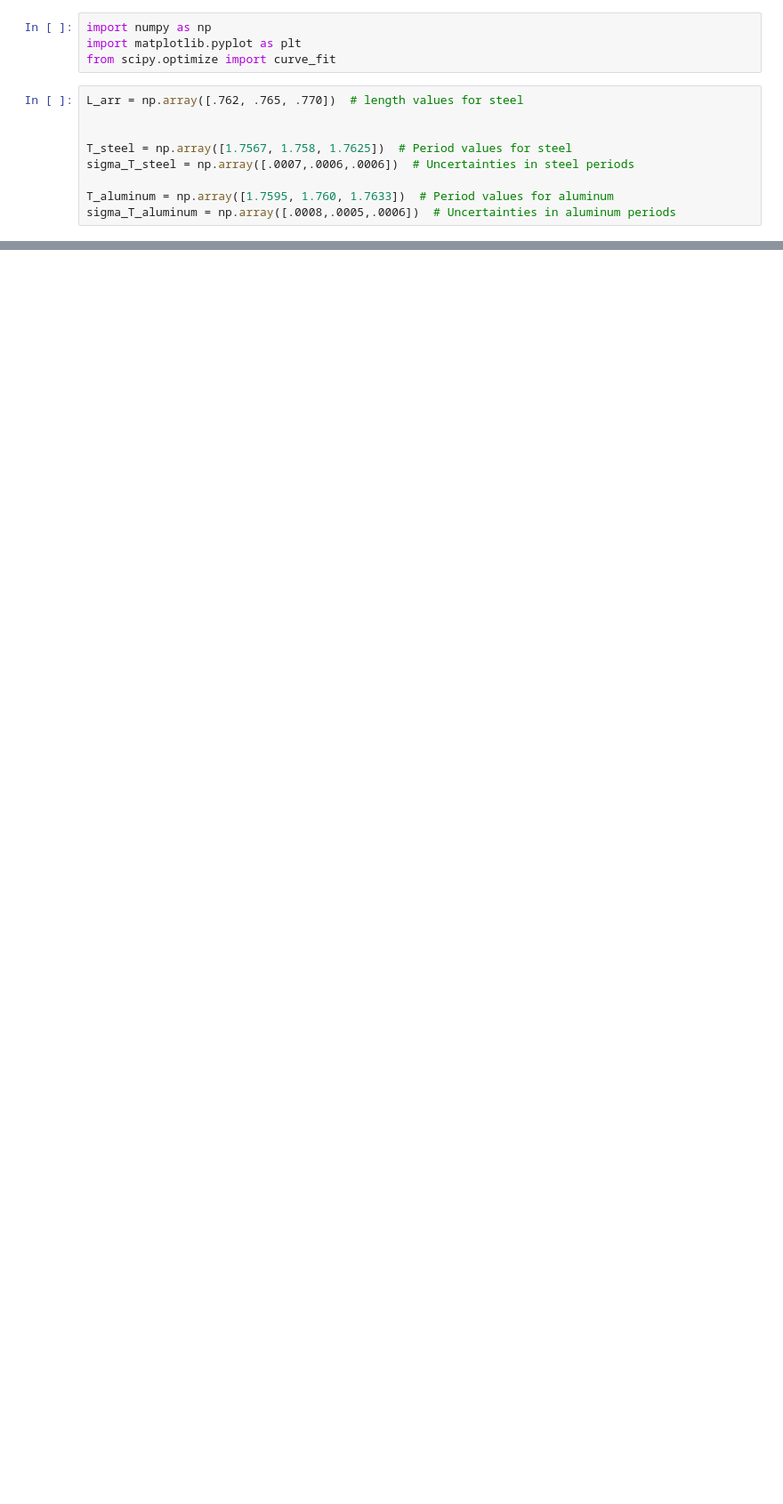
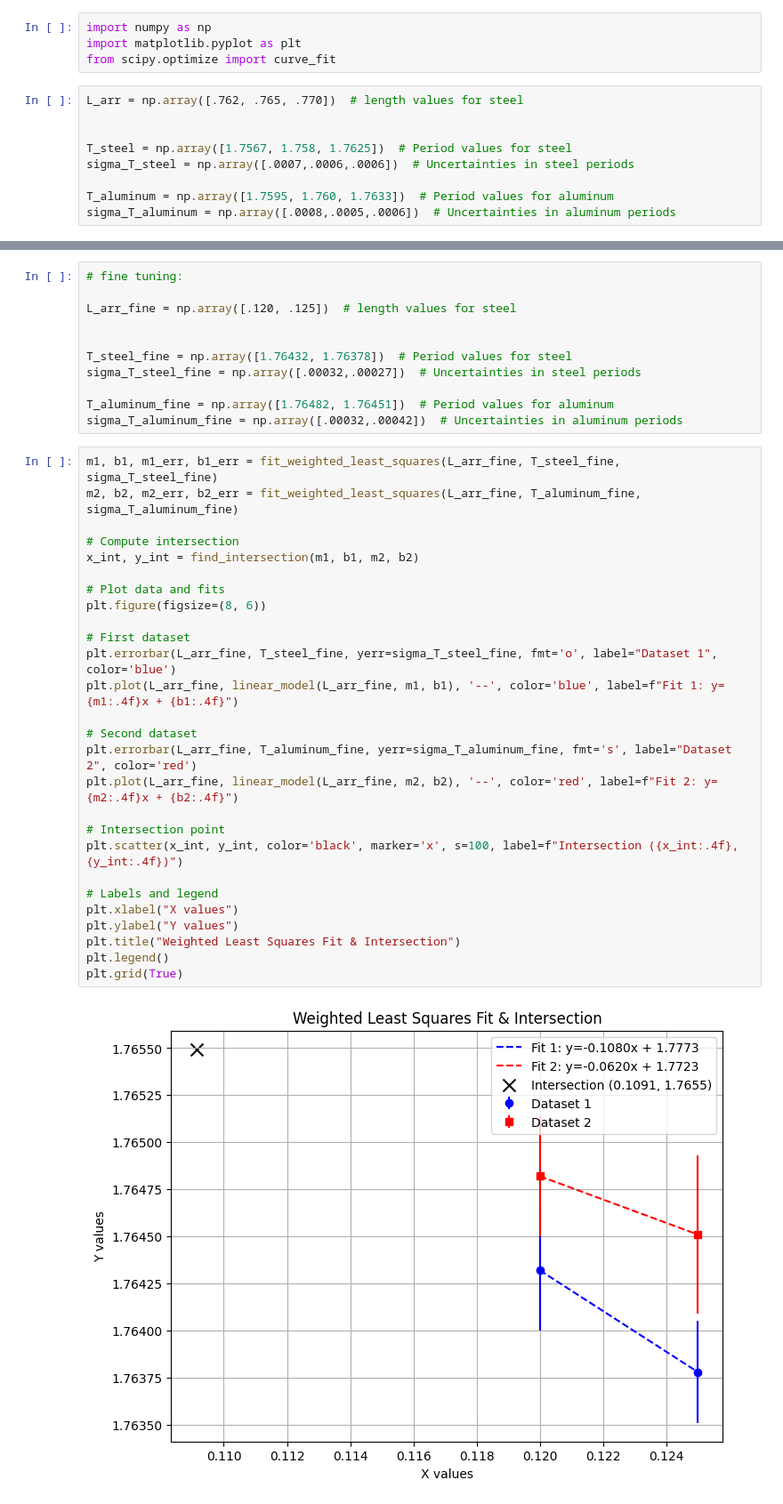
Before and after one commit to LoickMarion/ArduinoPendulum, a Jupyter notebook: calc_distance.ipynb, the cells around one changed output, grey strips where cells are left out. Shown at 89% size. Cells and saved outputs as stored; diff of their text form; blank space fills up the shorter version.

```diff
--- a/calc_distance.ipynb
+++ b/calc_distance.ipynb
@@ -125,3 +125,43 @@ plt.grid(True)
 plt.show()
 # %% [output]
 [figure]
+# %%
+# fine tuning:
+
+L_arr_fine = np.array([.120, .125])  # length values for steel
+
+
+T_steel_fine = np.array([1.76432, 1.76378])  # Period values for steel
+sigma_T_steel_fine = np.array([.00032,.00027])  # Uncertainties in steel periods
+
+T_aluminum_fine = np.array([1.76482, 1.76451])  # Period values for aluminum
+sigma_T_aluminum_fine = np.array([.00032,.00042])  # Uncertainties in aluminum periods
+# %%
+m1, b1, m1_err, b1_err = fit_weighted_least_squares(L_arr_fine, T_steel_fine, sigma_T_steel_fine)
+m2, b2, m2_err, b2_err = fit_weighted_least_squares(L_arr_fine, T_aluminum_fine, sigma_T_aluminum_fine)
+
+# Compute intersection
+x_int, y_int = find_intersection(m1, b1, m2, b2)
+
+# Plot data and fits
+plt.figure(figsize=(8, 6))
+
+# First dataset
+plt.errorbar(L_arr_fine, T_steel_fine, yerr=sigma_T_steel_fine, fmt='o', label="Dataset 1", color='blue')
+plt.plot(L_arr_fine, linear_model(L_arr_fine, m1, b1), '--', color='blue', label=f"Fit 1: y={m1:.4f}x + {b1:.4f}")
+
+# Second dataset
+plt.errorbar(L_arr_fine, T_aluminum_fine, yerr=sigma_T_aluminum_fine, fmt='s', label="Dataset 2", color='red')
+plt.plot(L_arr_fine, linear_model(L_arr_fine, m2, b2), '--', color='red', label=f"Fit 2: y={m2:.4f}x + {b2:.4f}")
+
+# Intersection point
+plt.scatter(x_int, y_int, color='black', marker='x', s=100, label=f"Intersection ({x_int:.4f}, {y_int:.4f})")
+
+# Labels and legend
+plt.xlabel("X values")
+plt.ylabel("Y values")
+plt.title("Weighted Least Squares Fit & Intersection")
+plt.legend()
+plt.grid(True)
+# %% [output]
+[figure, added]
```
Also changed, not shown: 6 other files.
